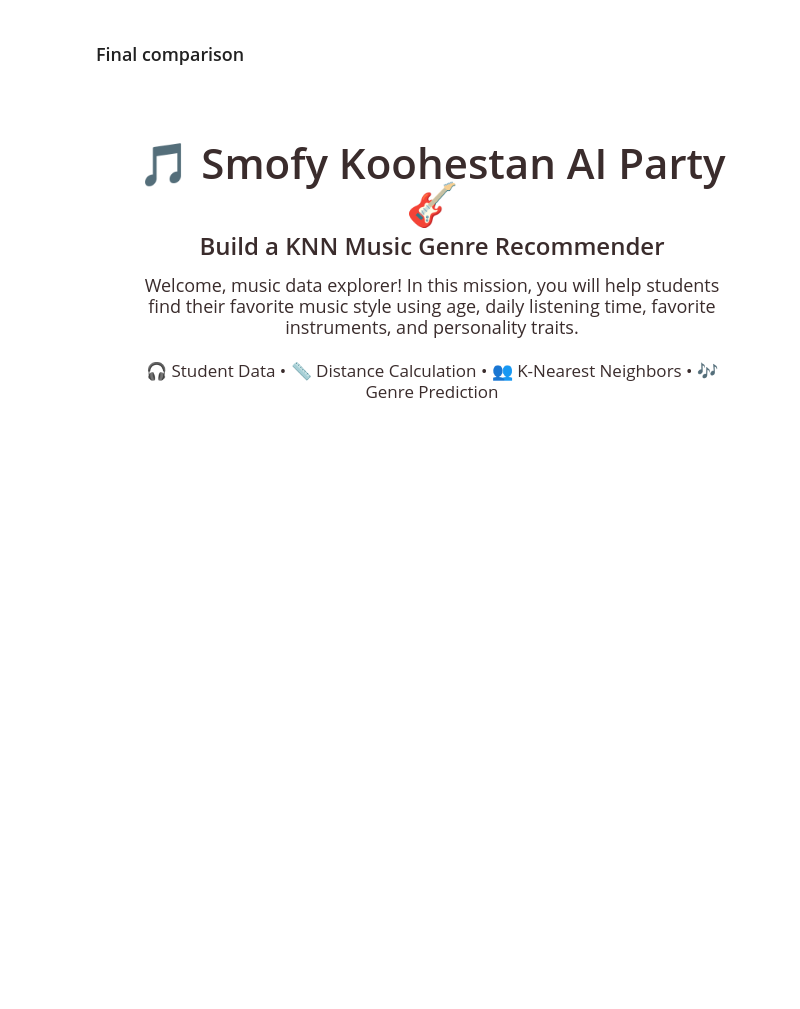
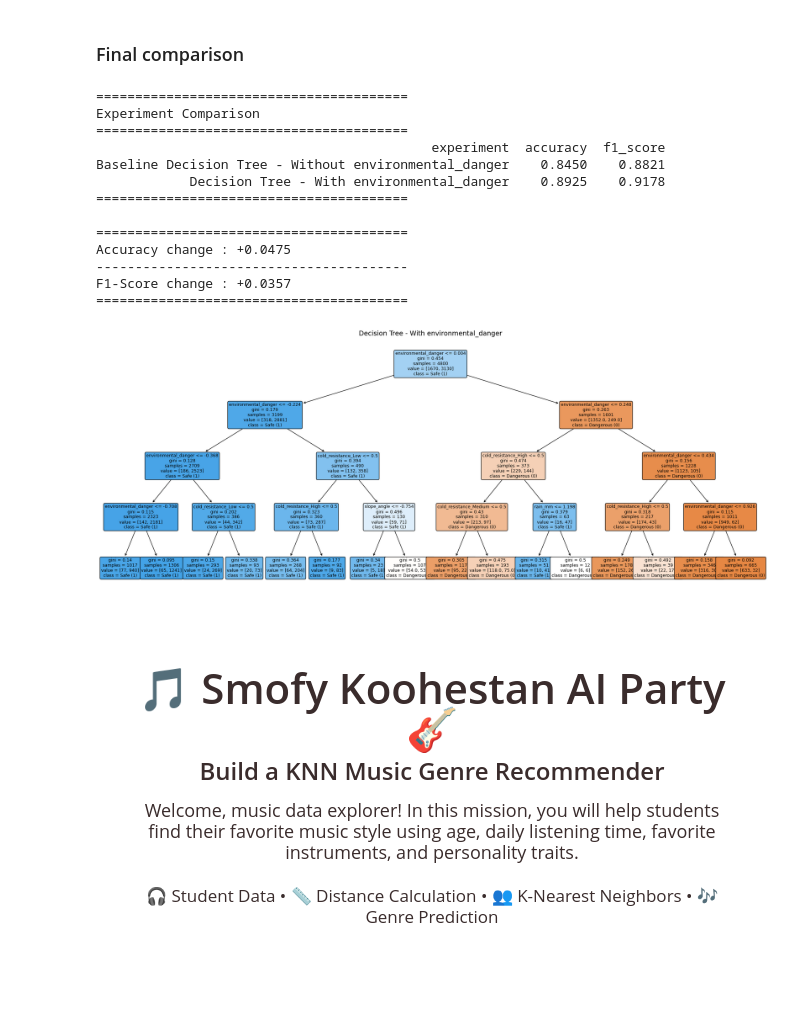
Before and after one commit to sami-rk/OrdinaryMLmodels, a Jupyter notebook: models.ipynb, the cells around one changed output. Cells and saved outputs as stored; diff of their text form; code cells hidden in the pictures; blank space fills up the shorter version.

Commit message:
Compare Decision Trees with and without data engineering

```diff
--- a/models.ipynb
+++ b/models.ipynb
@@ -1180,7 +1180,10 @@ result_baseline, clf_baseline, _ = train_and_evaluate(
     df_baseline, "Baseline Decision Tree - Without environmental_danger"
 )
 # Create df_engineered by calling add_environmental_danger(df)
-
+df_engineered = add_environmental_danger(df_trek)
 # Train and evaluate the engineered model
 #       Experiment name:
 #       "Decision Tree - With environmental_danger"
+result_engineered, clf_engineered, X_train_eng = train_and_evaluate(
+    df_engineered, "Decision Tree - With environmental_danger"
+)
@@ -1188,12 +1205,47 @@ result_baseline, clf_baseline, _ = train_and_evaluate(
 ### Final comparison
 # %%
 # Create a DataFrame from the two result dictionaries
-
+results_df = pd.DataFrame([result_baseline, result_engineered])
 # Print the comparison table rounded to 4 decimals
-
+print("=" * 40)
+print("Experiment Comparison")
+print("=" * 40)
+print(results_df.round(4).to_string(index=False))
+print("=" * 40)
+print()
 # Print the change in Accuracy
-
 # Print the change in F1-score
+acc_change = result_engineered["accuracy"] - result_baseline["accuracy"]
+f1_change = result_engineered["f1_score"] - result_baseline["f1_score"]
+print("=" * 40)
+print(f"Accuracy change : {acc_change:+.4f}", end=END)
+print(f"F1-Score change : {f1_change:+.4f}")
+print("=" * 40)
+print()
+# Plot the engineered decision tree
+fig, ax = plt.subplots(figsize=(20, 8))
+plot_tree(clf_engineered,
+          feature_names=X_train_eng.columns.tolist(),
+          class_names=["Dangerous (0)", "Safe (1)"],
+          filled=True, rounded=True, fontsize=9, ax=ax)
+plt.title("Decision Tree - With environmental_danger", fontsize=14)
+plt.tight_layout()
+plt.show()
+# %% [output]
+========================================
+Experiment Comparison
+========================================
+                                           experiment  accuracy  f1_score
+Baseline Decision Tree - Without environmental_danger    0.8450    0.8821
+            Decision Tree - With environmental_danger    0.8925    0.9178
+========================================
+
+========================================
+Accuracy change : +0.0475
+----------------------------------------
+F1-Score change : +0.0357
+========================================
+[figure, added]
 # %% [markdown]
 <div style="
   background: linear-gradient(135deg, #f197a7, #efb66f, #f9fc95);
```
Also changed, not shown: parts of 1 cell of this notebook.
